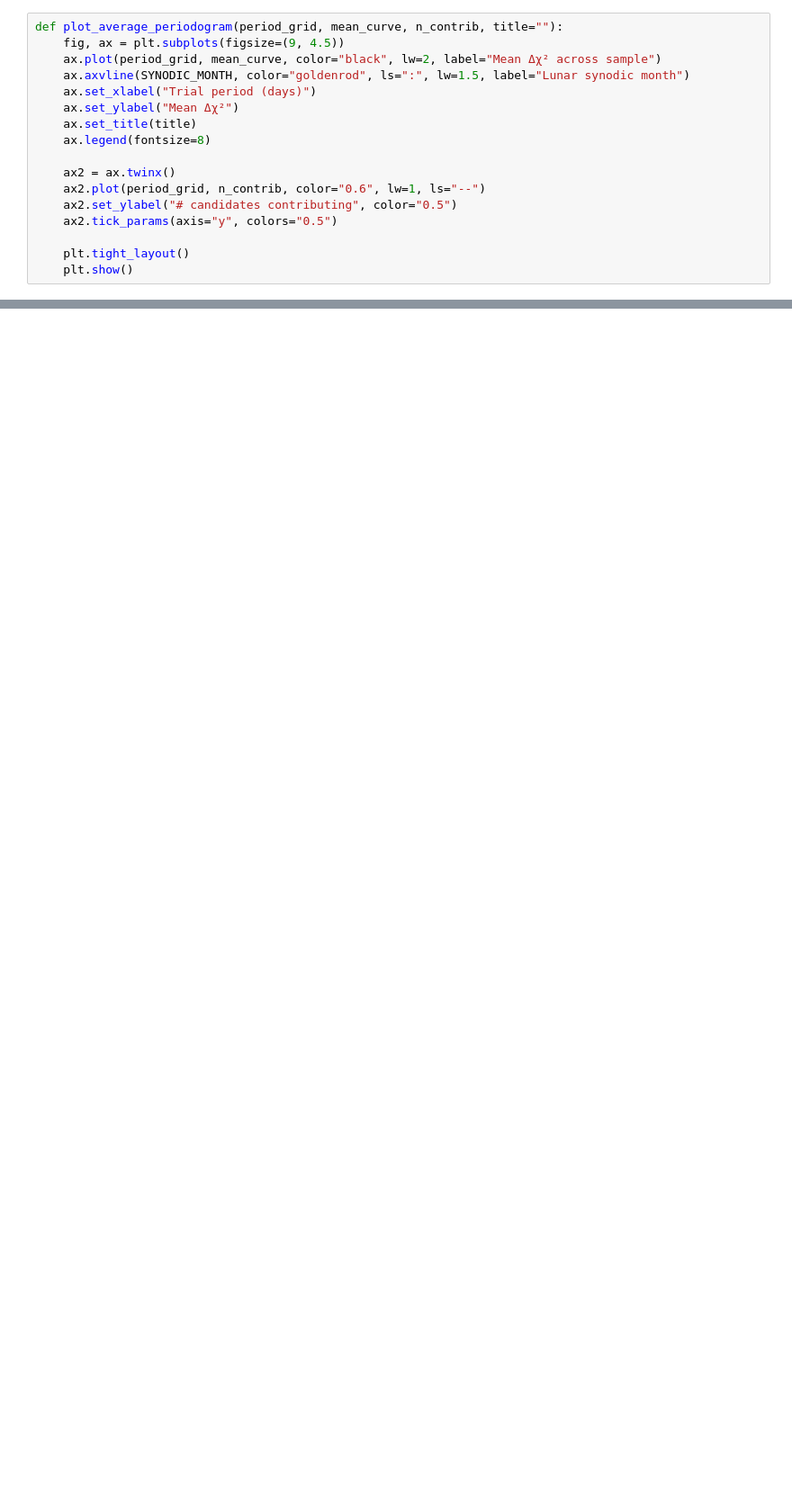
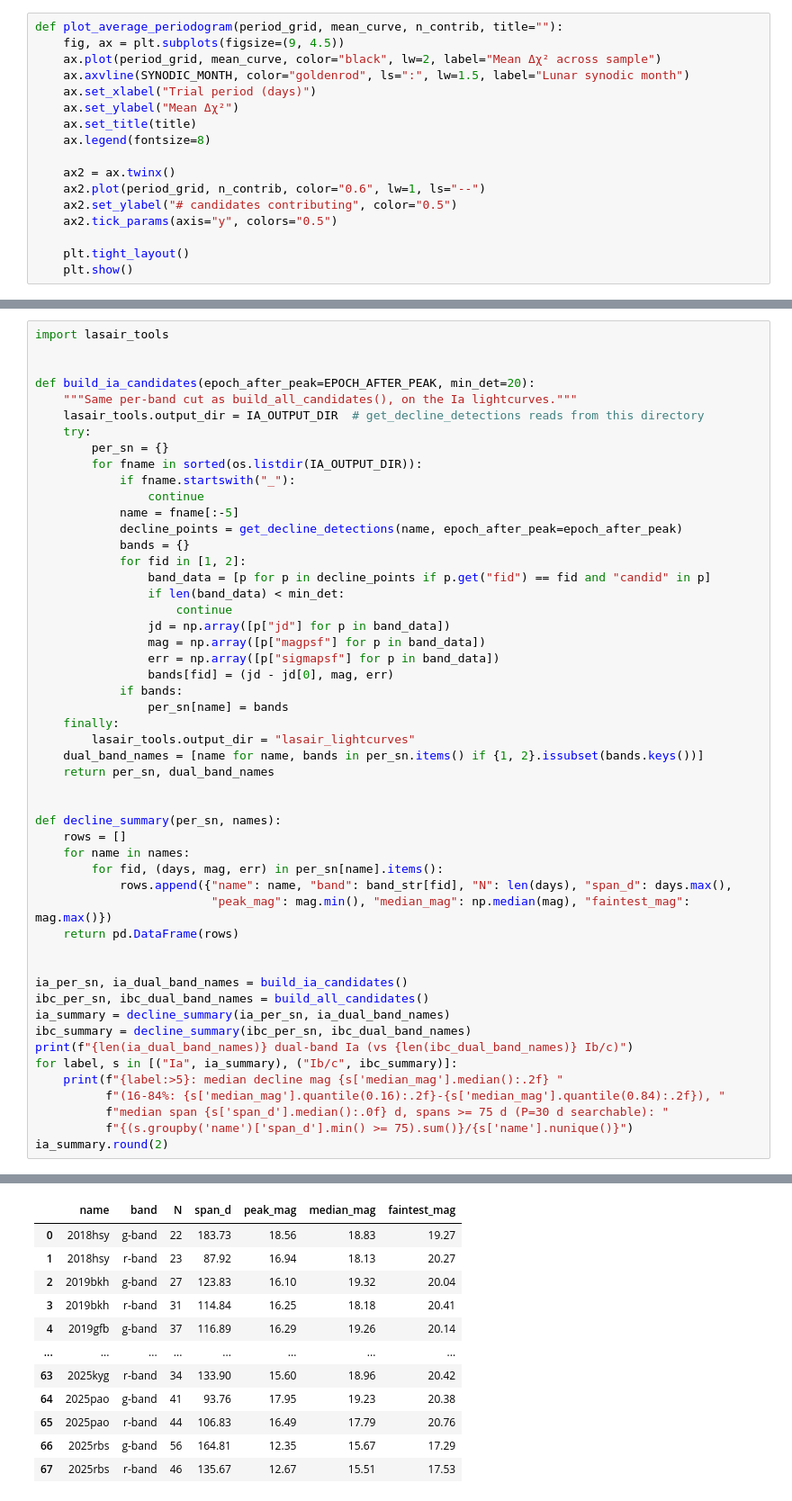
Before and after one commit to hoasaf3/sne_periodicity_search, a Jupyter notebook: moon_phase_check.ipynb, the cells around one changed output, grey strips where cells are left out. Shown at 90% size. Drawn from its saved outputs; the diff is of its cells as text; blank space fills up the shorter version.

```diff
--- a/moon_phase_check.ipynb
+++ b/moon_phase_check.ipynb
@@ -773,0 +835,52 @@ plot_average_periodogram(period_grid, mean_excl, n_excl, title="Excluding 2020sg
+# %%
+import lasair_tools
+
+
+def build_ia_candidates(epoch_after_peak=EPOCH_AFTER_PEAK, min_det=20):
+    """Same per-band cut as build_all_candidates(), on the Ia lightcurves."""
+    lasair_tools.output_dir = IA_OUTPUT_DIR  # get_decline_detections reads from this directory
+    try:
+        per_sn = {}
+        for fname in sorted(os.listdir(IA_OUTPUT_DIR)):
+            if fname.startswith("_"):
+                continue
+            name = fname[:-5]
+            decline_points = get_decline_detections(name, epoch_after_peak=epoch_after_peak)
+            bands = {}
+            for fid in [1, 2]:
+                band_data = [p for p in decline_points if p.get("fid") == fid and "candid" in p]
+                if len(band_data) < min_det:
+                    continue
+                jd = np.array([p["jd"] for p in band_data])
+                mag = np.array([p["magpsf"] for p in band_data])
+                err = np.array([p["sigmapsf"] for p in band_data])
+                bands[fid] = (jd - jd[0], mag, err)
+            if bands:
+                per_sn[name] = bands
+    finally:
+        lasair_tools.output_dir = "lasair_lightcurves"
+    dual_band_names = [name for name, bands in per_sn.items() if {1, 2}.issubset(bands.keys())]
+    return per_sn, dual_band_names
+
+
+def decline_summary(per_sn, names):
+    rows = []
+    for name in names:
+        for fid, (days, mag, err) in per_sn[name].items():
+            rows.append({"name": name, "band": band_str[fid], "N": len(days), "span_d": days.max(),
+                         "peak_mag": mag.min(), "median_mag": np.median(mag), "faintest_mag": mag.max()})
+    return pd.DataFrame(rows)
+
+
+ia_per_sn, ia_dual_band_names = build_ia_candidates()
+ibc_per_sn, ibc_dual_band_names = build_all_candidates()
+ia_summary = decline_summary(ia_per_sn, ia_dual_band_names)
+ibc_summary = decline_summary(ibc_per_sn, ibc_dual_band_names)
+print(f"{len(ia_dual_band_names)} dual-band Ia (vs {len(ibc_dual_band_names)} Ib/c)")
+for label, s in [("Ia", ia_summary), ("Ib/c", ibc_summary)]:
+    print(f"{label:>5}: median decline mag {s['median_mag'].median():.2f} "
+          f"(16-84%: {s['median_mag'].quantile(0.16):.2f}-{s['median_mag'].quantile(0.84):.2f}), "
+          f"median span {s['span_d'].median():.0f} d, spans >= 75 d (P=30 d searchable): "
+          f"{(s.groupby('name')['span_d'].min() >= 75).sum()}/{s['name'].nunique()}")
+ia_summary.round(2)
+# %% [output]
@@ -773,0 +890,12 @@ plot_average_periodogram(period_grid, mean_excl, n_excl, title="Excluding 2020sg
+|  | name | band | N | span_d | peak_mag | median_mag | faintest_mag |
+| 0 | 2018hsy | g-band | 22 | 183.73 | 18.56 | 18.83 | 19.27 |
+| 1 | 2018hsy | r-band | 23 | 87.92 | 16.94 | 18.13 | 20.27 |
+| 2 | 2019bkh | g-band | 27 | 123.83 | 16.10 | 19.32 | 20.04 |
+| 3 | 2019bkh | r-band | 31 | 114.84 | 16.25 | 18.18 | 20.41 |
+| 4 | 2019gfb | g-band | 37 | 116.89 | 16.29 | 19.26 | 20.14 |
+| ... | ... | ... | ... | ... | ... | ... | ... |
+| 63 | 2025kyg | r-band | 34 | 133.90 | 15.60 | 18.96 | 20.42 |
+| 64 | 2025pao | g-band | 41 | 93.76 | 17.95 | 19.23 | 20.38 |
+| 65 | 2025pao | r-band | 44 | 106.83 | 16.49 | 17.79 | 20.76 |
+| 66 | 2025rbs | g-band | 56 | 164.81 | 12.35 | 15.67 | 17.29 |
+| 67 | 2025rbs | r-band | 46 | 135.67 | 12.67 | 15.51 | 17.53 |
```
Also changed, not shown: parts of 17 cells of this notebook, 4 other files.
